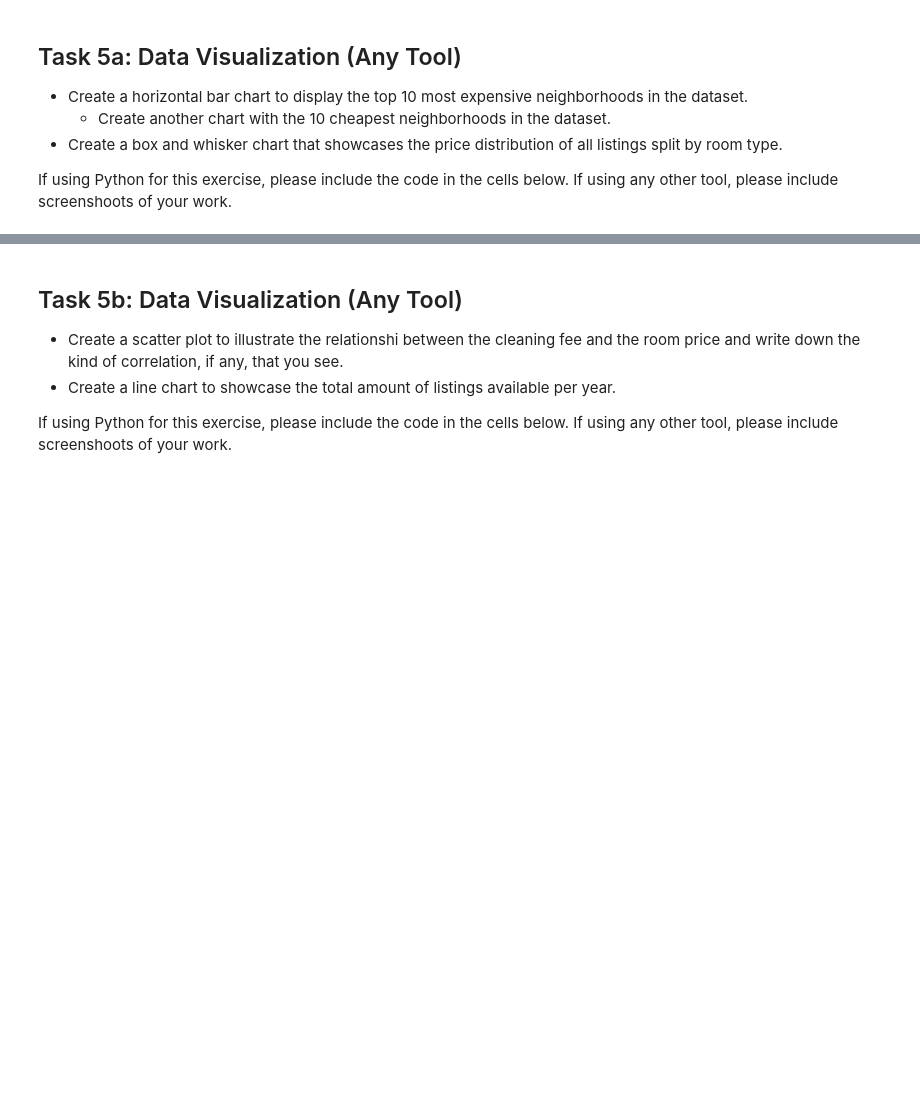
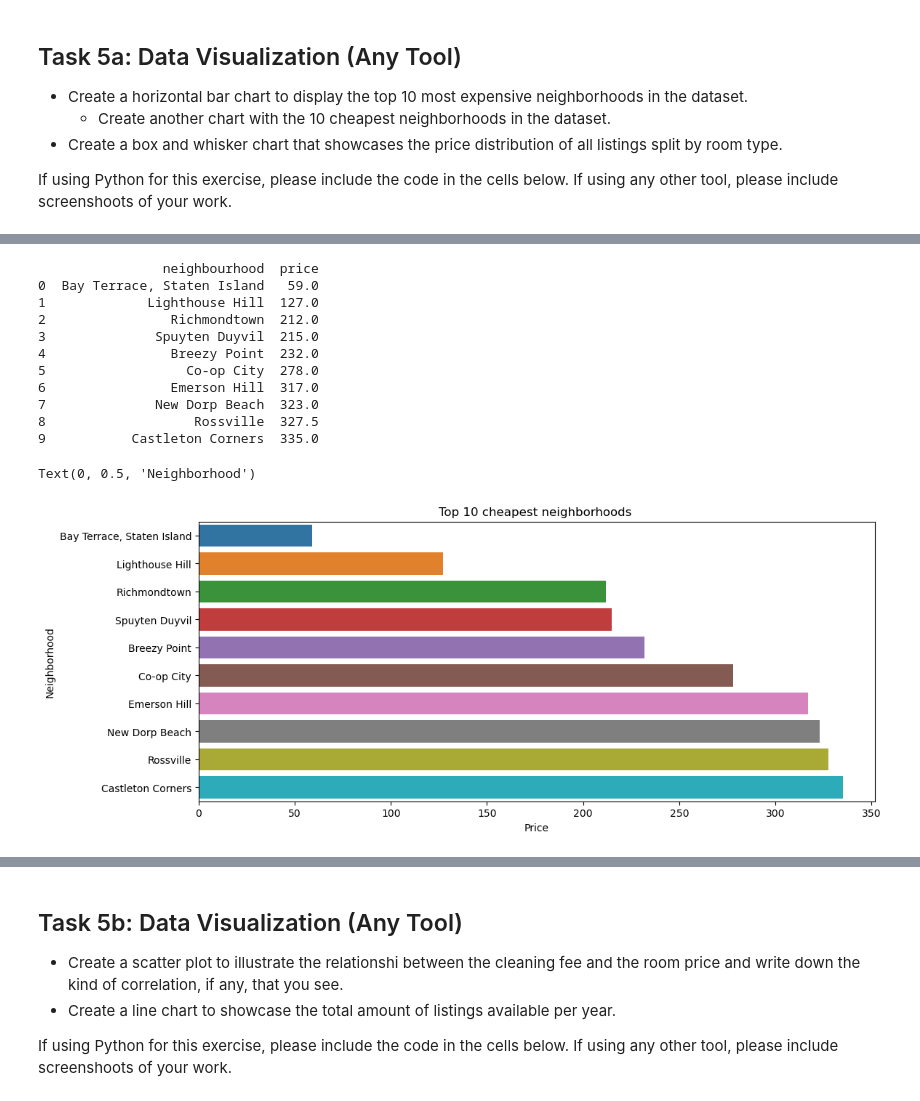
Before and after one commit to bimbo-22/data-science, a Jupyter notebook: data-capstone-project-3/Capstone_Project_English.ipynb, the cells around one changed output, grey strips where cells are left out. Cells and saved outputs as stored; diff of their text form; code cells hidden in the pictures; blank space fills up the shorter version.

```diff
--- a/data-capstone-project-3/Capstone_Project_English.ipynb
+++ b/data-capstone-project-3/Capstone_Project_English.ipynb
@@ -99,0 +309,23 @@ If using Python for this exercise, please include the code in the cells below. I
+# %%
+top_10_cheap = airData.groupby("neighbourhood")["price"].median().nsmallest(10).reset_index()
+print(top_10_cheap)
+
+plt.figure(figsize = (12,5))
+sns.barplot(top_10_cheap,y="neighbourhood",x="price")
+plt.title("Top 10 cheapest neighborhoods ")
+plt.xlabel("Price")
+plt.ylabel("Neighborhood")
+# %% [output]
+                neighbourhood  price
+0  Bay Terrace, Staten Island   59.0
+1             Lighthouse Hill  127.0
+2                Richmondtown  212.0
+3              Spuyten Duyvil  215.0
+4                Breezy Point  232.0
+5                  Co-op City  278.0
+6                Emerson Hill  317.0
+7              New Dorp Beach  323.0
+8                   Rossville  327.5
+9           Castleton Corners  335.0
+Text(0, 0.5, 'Neighborhood')
+[figure, added]
```
Also changed, not shown: parts of 33 cells of this notebook, 9 other files.
